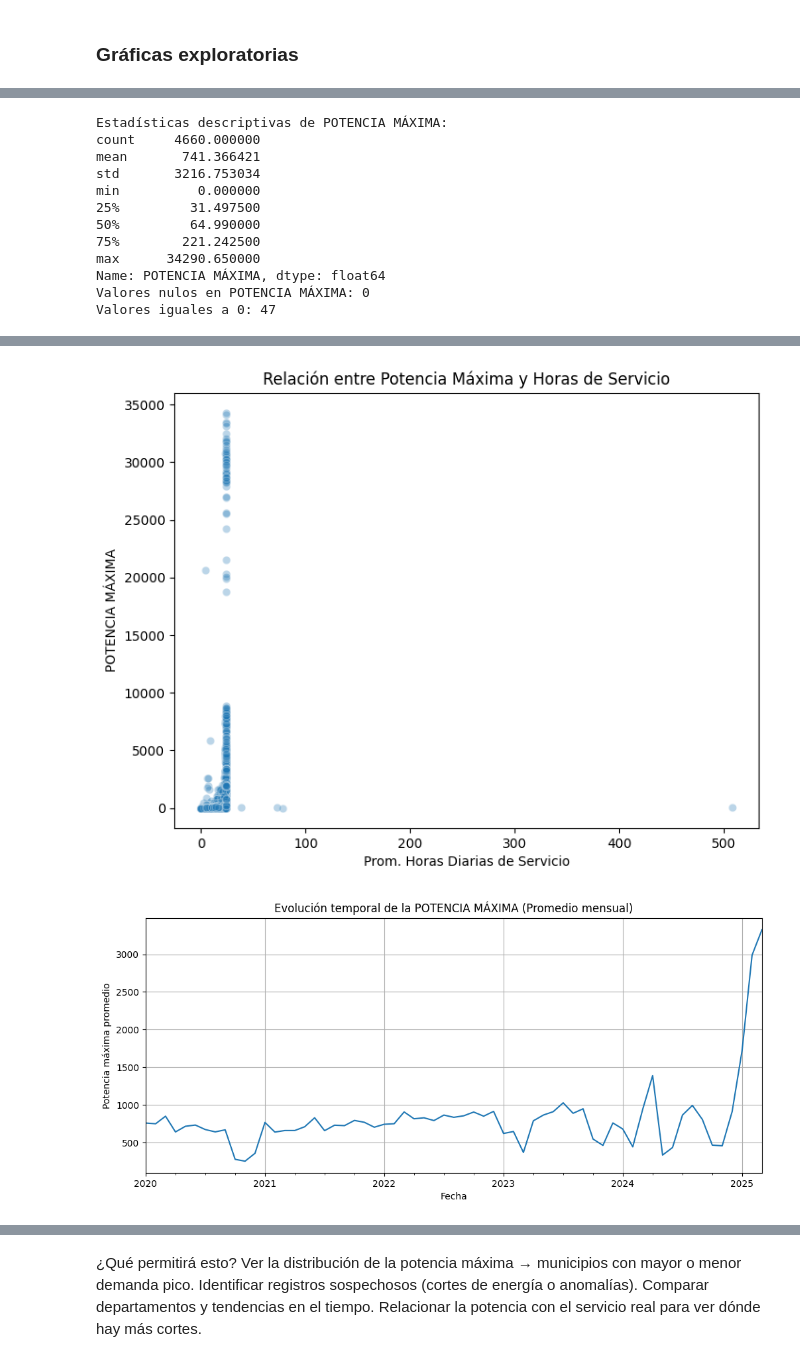
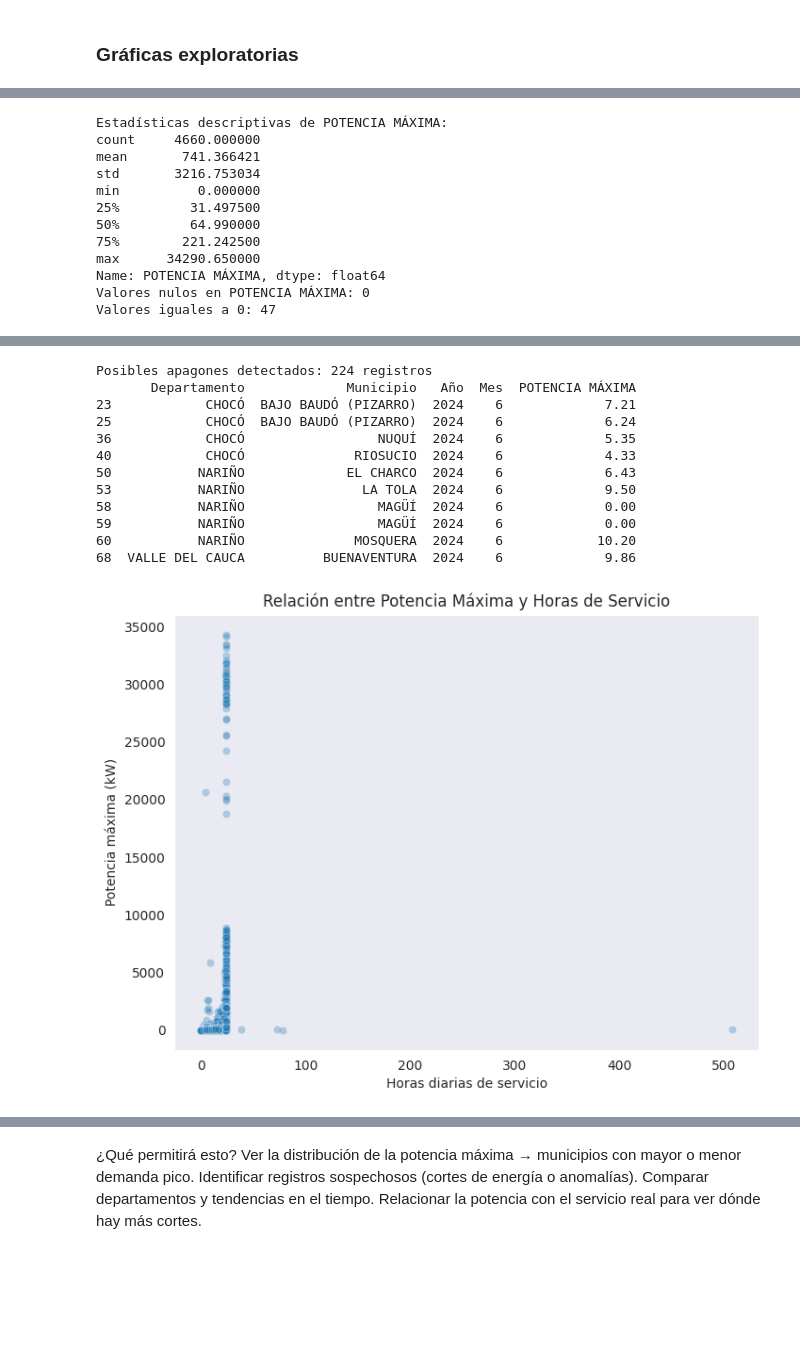
Before and after one commit to Will046-rA9/An-lisis-ZNI, a Jupyter notebook: ProyectoZNI (1).ipynb, the cells around one changed output, grey strips where cells are left out. Cells and saved outputs as stored; diff of their text form; code cells hidden in the pictures; blank space fills up the shorter version.

```diff
--- a/ProyectoZNI (1).ipynb
+++ b/ProyectoZNI (1).ipynb
@@ -227,52 +227,54 @@ df_ZNI.head(4)
 # %%
 import matplotlib.pyplot as plt
 import seaborn as sns
-import numpy as np
 
-# Estadísticos básicos de POTENCIA MÁXIMA
+# ---------- PRIMERA IMAGEN ----------
+plt.figure(figsize=(10,5))
+sns.boxplot(x=df_ZNI["POTENCIA MÁXIMA"], color="skyblue")
+plt.title("Distribución de POTENCIA MÁXIMA (Boxplot)")
+plt.show()
+
+# ---------- ESTADÍSTICAS Y VALORES ----------
 print("Estadísticas descriptivas de POTENCIA MÁXIMA:")
 print(df_ZNI["POTENCIA MÁXIMA"].describe())
-
-# Detectar valores nulos o anómalos
 print(f"Valores nulos en POTENCIA MÁXIMA: {df_ZNI['POTENCIA MÁXIMA'].isna().sum()}")
 print(f"Valores iguales a 0: {(df_ZNI['POTENCIA MÁXIMA']==0).sum()}")
 
-#  Boxplot general para ver outliers
-plt.figure(figsize=(10,5))
-sns.boxplot(x=df_ZNI["POTENCIA MÁXIMA"])
-plt.title("Distribución de POTENCIA MÁXIMA (Boxplot)")
-plt.show()
-
-# Histograma por departamento (solo top 6 por cantidad de datos)
+# ---------- SEGUNDA IMAGEN ----------
 top_dptos = df_ZNI["Departamento"].value_counts().head(6).index
 plt.figure(figsize=(12,6))
 for dpto in top_dptos:
-    sns.kdeplot(df_ZNI[df_ZNI["Departamento"]==dpto]["POTENCIA MÁXIMA"], label=dpto, fill=True, alpha=0.3)
+    sns.kdeplot(
+        df_ZNI[df_ZNI["Departamento"]==dpto]["POTENCIA MÁXIMA"],
+        label=dpto,
+        fill=True, alpha=0.3
+    )
 plt.title("Distribución de POTENCIA MÁXIMA por Departamento")
 plt.legend()
 plt.show()
 
-# Relación con Prom. Horas Diarias de Servicio (para identificar apagones)
+# ---------- TABLA DE APAGONES ----------
+apagones = df_ZNI[
+    (df_ZNI["POTENCIA MÁXIMA"] < df_ZNI["POTENCIA MÁXIMA"].quantile(0.05)) &
+    (df_ZNI["Prom. Horas Diarias de Servicio"] < 12)
+]
+print(f"\nPosibles apagones detectados: {len(apagones)} registros")
+print(apagones[["Departamento","Municipio","Año","Mes","POTENCIA MÁXIMA"]].head(10))
+
+# ---------- TERCERA IMAGEN ----------
 plt.figure(figsize=(8,6))
-sns.scatterplot(x="Prom. Horas Diarias de Servicio", y="POTENCIA MÁXIMA", data=df_ZNI, alpha=0.3)
+sns.scatterplot(
+    x="Prom. Horas Diarias de Servicio",
+    y="POTENCIA MÁXIMA",
+    data=df_ZNI,
+    alpha=0.3
+)
 plt.title("Relación entre Potencia Máxima y Horas de Servicio")
-plt.show()
-
-# Análisis temporal
-df_ZNI["Fecha"] = pd.to_datetime(df_ZNI["Año"].astype(str) + "-" + df_ZNI["Mes"].astype(str) + "-01")
-potencia_mensual = df_ZNI.groupby("Fecha")["POTENCIA MÁXIMA"].mean()
-
-plt.figure(figsize=(12,5))
-potencia_mensual.plot()
-plt.title("Evolución temporal de la POTENCIA MÁXIMA (Promedio mensual)")
-plt.xlabel("Fecha")
-plt.ylabel("Potencia máxima promedio")
+plt.xlabel("Horas diarias de servicio")
+plt.ylabel("Potencia máxima (kW)")
 plt.grid()
 plt.show()
 
-# Identificar posibles apagones (potencia mínima + pocas horas de servicio)
-apagones = df_ZNI[(df_ZNI["POTENCIA MÁXIMA"] < df_ZNI["POTENCIA MÁXIMA"].quantile(0.05)) &
-                  (df_ZNI["Prom. Horas Diarias de Servicio"] < 12)]
-print(f"Posibles apagones detectados: {len(apagones)} registros")
-print(apagones[["Departamento","Municipio","Año","Mes","POTENCIA MÁXIMA","Prom. Horas Diarias de Servicio"]].head(10))
+# ---------- MOSTRAR TABLA DE HORAS DE SERVICIO ----------
+print(apagones[["Prom. Horas Diarias de Servicio"]].head(10))
 # %% [output]
@@ -293,2 +295,13 @@ Valores iguales a 0: 47
+Posibles apagones detectados: 224 registros
+       Departamento             Municipio   Año  Mes  POTENCIA MÁXIMA
+23            CHOCÓ  BAJO BAUDÓ (PIZARRO)  2024    6             7.21
+25            CHOCÓ  BAJO BAUDÓ (PIZARRO)  2024    6             6.24
+36            CHOCÓ                 NUQUÍ  2024    6             5.35
+40            CHOCÓ              RIOSUCIO  2024    6             4.33
+50           NARIÑO             EL CHARCO  2024    6             6.43
+53           NARIÑO               LA TOLA  2024    6             9.50
+58           NARIÑO                 MAGÜÍ  2024    6             0.00
+59           NARIÑO                 MAGÜÍ  2024    6             0.00
+60           NARIÑO              MOSQUERA  2024    6            10.20
+68  VALLE DEL CAUCA          BUENAVENTURA  2024    6             9.86
-[figure, old version]
+[figure, new version]
-[figure, removed]
```
Also changed, not shown: parts of 2 cells of this notebook.
